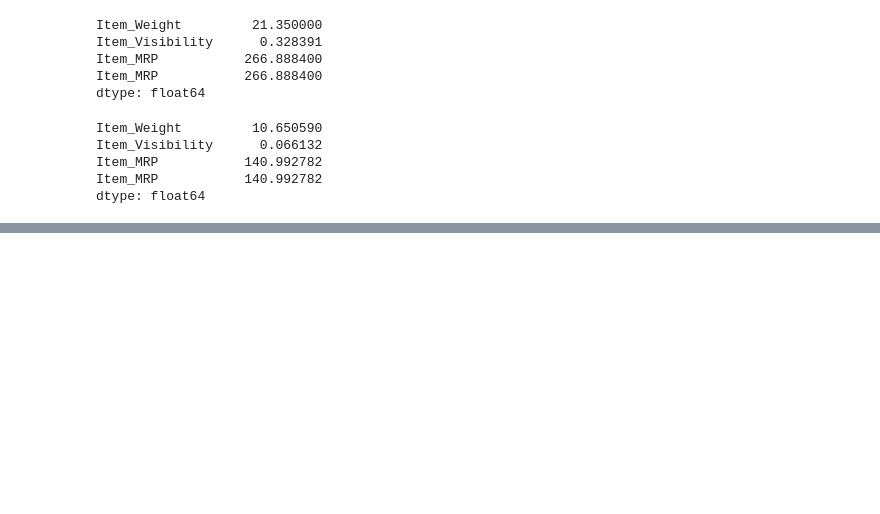
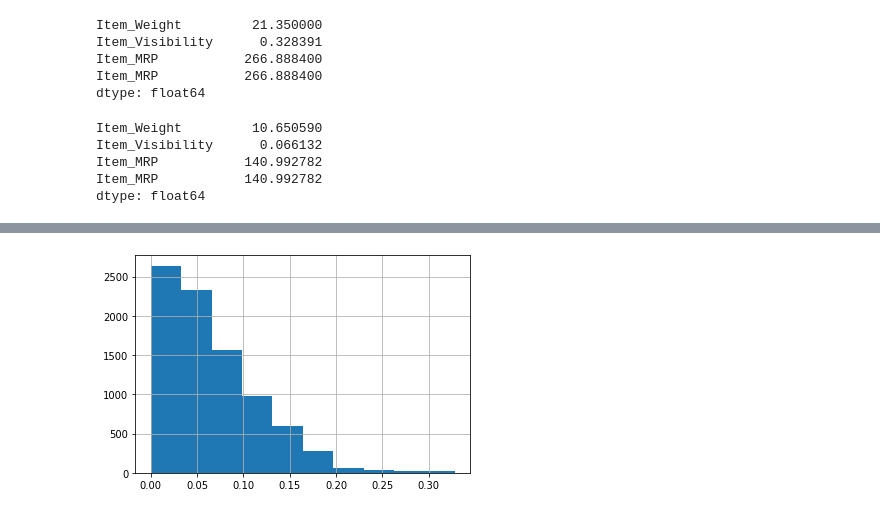
Before and after one commit to amrrahman1/Project-1---Part-1-2-and-3, a Jupyter notebook: Untitled12.ipynb, the cells around one changed output, grey strips where cells are left out. Drawn from its saved outputs; the diff is of its cells as text; code cells hidden in the pictures; blank space fills up the shorter version.

```diff
--- a/Untitled12.ipynb
+++ b/Untitled12.ipynb
@@ -171,0 +183,4 @@ dtype: float64
+# %%
+sales_predictions['Item_Visibility'].hist();
+# %% [output]
+[figure, added]
```
Also changed, not shown: parts of 10 cells of this notebook.
